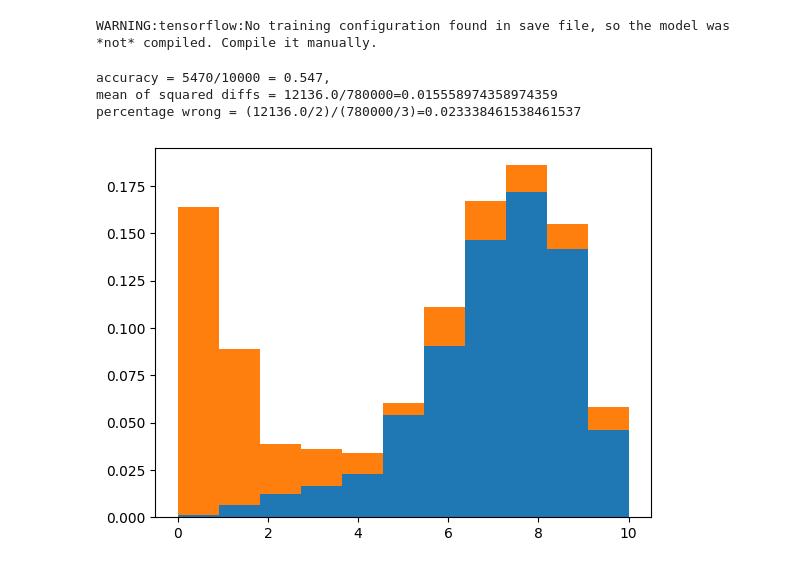
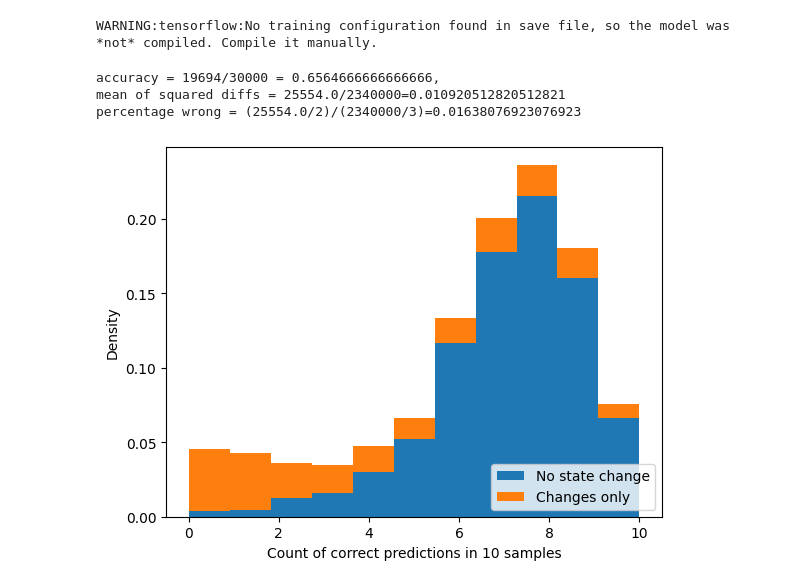
Before and after one commit to cage-challenge/cage-challenge-2, a Jupyter notebook: CybORG/CybORG/Notebooks/RedTSBehaviourMDN.ipynb, the cells around one changed output. Cells and saved outputs as stored; diff of their text form; code cells hidden in the pictures.

```diff
--- a/CybORG/CybORG/Notebooks/RedTSBehaviourMDN.ipynb
+++ b/CybORG/CybORG/Notebooks/RedTSBehaviourMDN.ipynb
@@ -43,14 +43,14 @@ from IPython import display
 (produce tf train+test datasets)
 # %%
 batch_size = 128
-train_test_split = 0.99
+train_test_split = 0.999
 
 LATENT_SIZE = 8 # (mdn output_dimension)
 NUMBER_MIXTURES = 5
 
-EPOCHS = 30
+EPOCHS = 50
 
-DATA_CAP = 2_000_000
+DATA_CAP = 3_000_000
 # %%
 def get_columns_for_training():
     true_states = ["pre","blue","red"]
@@ -360,7 +365,7 @@ red_ts_predictor.save('models/RedTSPredictionMDN_1',overwrite=True)
 ### Test and evaluate
 # %%
 m2 = tf.keras.models.load_model(
-    'models/RedTSPredictionMDN_1',
+    'models/RedTSPredictionMDN_2',
 )
 # %% [output]
 WARNING:tensorflow:No training configuration found in save file, so the model was *not* compiled. Compile it manually.
@@ -380,14 +385,17 @@ loss = tf.keras.metrics.Mean()
 
 num_eval_samples = 10
 
-for i, (test_x, test_y) in enumerate(test_dataset.take(1000)):#.take(10):#test_dataset:
+for i, (test_x, test_y) in enumerate(test_dataset.take(3000)):#.take(10):#test_dataset:
     pre_ts = tf.reshape(tf.one_hot(test_x[0],3),(-1,2,3))
     blue_ts = tf.reshape(tf.one_hot(test_x[1],3),(-1,2,3))
 
     out, y_encoded = forward_pass(m2, test_x, test_y)
-    y_oh = decode_z(m2, y_encoded)
+#     y_oh = decode_z(m2, y_encoded)
+
+    y_oh = tf.one_hot(tf.reshape(test_y,(-1,2)),depth=3)
 
 #     if not ONLY_MEASURE_CHANGES or np.any(blue_ts != y_oh):
+
     if np.any(blue_ts != y_oh):
         red_change_test_indices.append(i)
     else:
@@ -453,20 +461,23 @@ print(f"accuracy = {total_matches}/{total} = {total_matches/total}, \nmean of sq
 # print('Epoch: {}, Test set loss: {}, time elapse for current epoch: {}'
 #     .format(epoch, loss, end_time - start_time))
 # %% [output]
-accuracy = 5470/10000 = 0.547,
-mean of squared diffs = 12136.0/780000=0.015558974358974359
-percentage wrong = (12136.0/2)/(780000/3)=0.023338461538461537
+accuracy = 19694/30000 = 0.6564666666666666,
+mean of squared diffs = 25554.0/2340000=0.010920512820512821
+percentage wrong = (25554.0/2)/(2340000/3)=0.01638076923076923
 # %%
 import matplotlib.pyplot as plt
 
 correct_pred_counts = np.sum(state_pred_samples_correct[no_change_indices],axis=1)
 
 correct_pred_counts_change_only = np.sum(state_pred_samples_correct[red_change_test_indices], axis=1)
 
 # print(f"Correct prediction frequencies: {correct_pred_counts}")
 
-plt.hist([correct_pred_counts,correct_pred_counts_change_only],num_eval_samples+1,density=True, stacked=True, label=["ALL", "ONLY CHANGES"])
+plt.hist([correct_pred_counts,correct_pred_counts_change_only],num_eval_samples+1,density=True, stacked=True, label=["No state change", "Changes only"])
 # plt.hist(correct_pred_counts_change_only,num_eval_samples+1,density=True)
+plt.legend(loc="lower right")
+plt.xlabel('Count of correct predictions in 10 samples')
+plt.ylabel('Density')
 plt.show()
 # %% [output]
-[figure, old version]
+[figure, new version]
```
Also changed, not shown: parts of 11 cells of this notebook, 3 other files.
